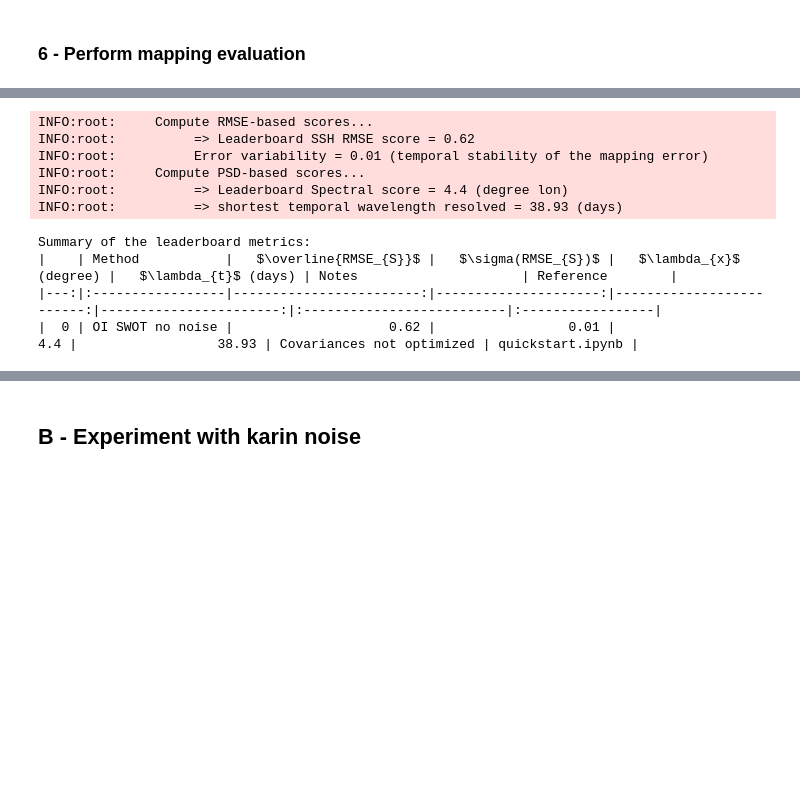
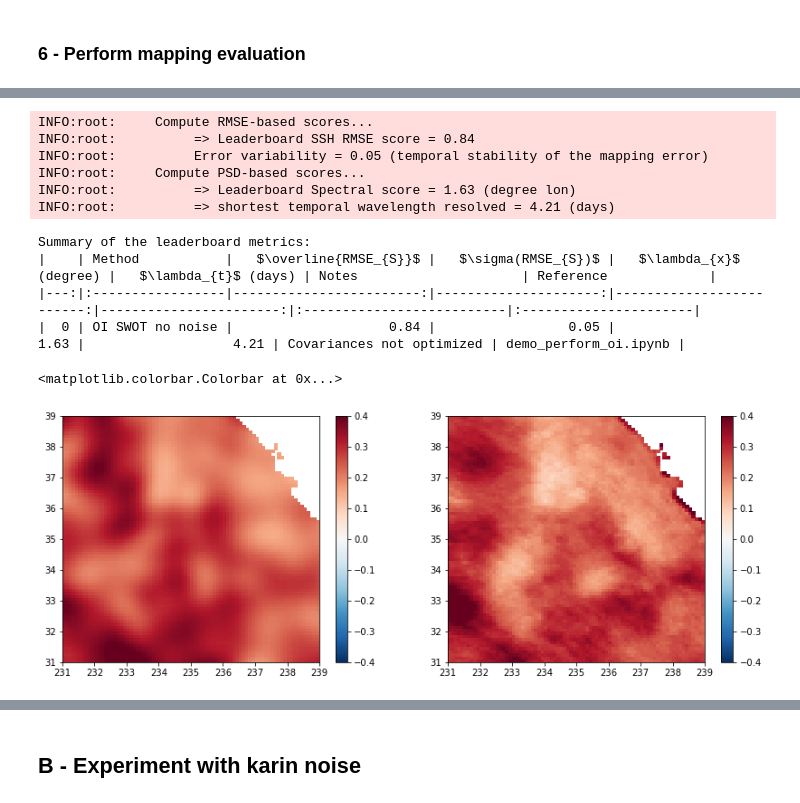
Before and after one commit to ocean-data-challenges/2023b_SSHmapping_HF_California, a Jupyter notebook: notebooks/demo_perform_oi.ipynb, the cells around one changed output, grey strips where cells are left out. Drawn from its saved outputs; the diff is of its cells as text; code cells hidden in the pictures; blank space fills up the shorter version.

Commit message:
demo perform oi different saving strategy

```diff
--- a/notebooks/demo_perform_oi.ipynb
+++ b/notebooks/demo_perform_oi.ipynb
@@ -77,10 +77,10 @@ from src.mod_plot import *
 ### 1- SETUP CONFIGURATION
 # %%
 # OI Grid
-lon_min = 232.
-lon_max = 237.
-lat_min = 33.
-lat_max = 38.
+lon_min = 230.
+lon_max = 240.
+lat_min = 30.
+lat_max = 40.
 time_min = numpy.datetime64('2012-02-01T00')
 time_max = numpy.datetime64('2012-02-05T00')
 dx = 0.2                                                 # zonal grid spatial step (in degree)
@@ -207,6 +346,16 @@ INFO:root:     Saving reconstruction maps...
 # %%
 # Read the reconstructed maps from  ../results repository
 ds_my_oi1_maps = xr.open_mfdataset(oi1_maps_path, combine='nested', concat_dim='time', parallel=True)
+
+lon_min_eval = 231.
+lon_max_eval = 239.
+lat_min_eval = 31.
+lat_max_eval = 39.
+
+ds_my_oi1_maps = ds_my_oi1_maps.sel(lon=slice(lon_min_eval, lon_max_eval))
+ds_my_oi1_maps = ds_my_oi1_maps.sel(lat=slice(lat_min_eval, lat_max_eval))
+dc_ref_sample = dc_ref_sample.sel(lon=slice(lon_min_eval, lon_max_eval))
+dc_ref_sample = dc_ref_sample.sel(lat=slice(lat_min_eval, lat_max_eval))
 
 # Eval
 rmse_t_oi1, rmse_xy_oi1, leaderboard_nrmse, leaderboard_nrmse_std = rmse_based_scores(ds_my_oi1_maps, dc_ref_sample)
@@ -232,12 +381,31 @@ Leaderboard
 print(Leaderboard.to_markdown())
 # %% [output]
 INFO:root:     Compute RMSE-based scores...
-INFO:root:          => Leaderboard SSH RMSE score = 0.62
-INFO:root:          Error variability = 0.01 (temporal stability of the mapping error)
+INFO:root:          => Leaderboard SSH RMSE score = 0.84
+INFO:root:          Error variability = 0.05 (temporal stability of the mapping error)
 INFO:root:     Compute PSD-based scores...
-INFO:root:          => Leaderboard Spectral score = 4.4 (degree lon)
-INFO:root:          => shortest temporal wavelength resolved = 38.93 (days)
+INFO:root:          => Leaderboard Spectral score = 1.63 (degree lon)
+INFO:root:          => shortest temporal wavelength resolved = 4.21 (days)
 Summary of the leaderboard metrics:
-|    | Method           |   $\overline{RMSE_{S}}$ |   $\sigma(RMSE_{S})$ |   $\lambda_{x}$ (degree) |   $\lambda_{t}$ (days) | Notes                     | Reference        |
-|---:|:-----------------|------------------------:|---------------------:|-------------------------:|-----------------------:|:--------------------------|:-----------------|
-|  0 | OI SWOT no noise |                    0.62 |                 0.01 |                      4.4 |                  38.93 | Covariances not optimized | quickstart.ipynb |
+|    | Method           |   $\overline{RMSE_{S}}$ |   $\sigma(RMSE_{S})$ |   $\lambda_{x}$ (degree) |   $\lambda_{t}$ (days) | Notes                     | Reference             |
+|---:|:-----------------|------------------------:|---------------------:|-------------------------:|-----------------------:|:--------------------------|:----------------------|
+|  0 | OI SWOT no noise |                    0.84 |                 0.05 |                     1.63 |                   4.21 | Covariances not optimized | demo_perform_oi.ipynb |
+# %%
+ref_sample = numpy.zeros_like(dc_ref_sample.ssh[30,:,:])
+ref_sample[:,:] = dc_ref_sample.ssh.values[30,:,:]
+ref_sample = numpy.ma.masked_invalid(ref_sample)
+
+my_oi1_maps = numpy.zeros_like(ds_my_oi1_maps.ssh[-1,:,:])
+my_oi1_maps[:,:] = ds_my_oi1_maps.ssh.values[-1,:,:]
+my_oi1_maps = numpy.ma.masked_array(my_oi1_maps, ref_sample.mask)
+
+plt.figure(figsize=(14,5))
+plt.subplot(121)
+plt.pcolormesh(ds_my_oi1_maps.lon,ds_my_oi1_maps.lat,my_oi1_maps, cmap='RdBu_r', vmin=-0.4, vmax=0.4)
+plt.colorbar()
+plt.subplot(122)
+plt.pcolormesh(dc_ref_sample.lon,dc_ref_sample.lat,ref_sample, cmap='RdBu_r', vmin=-0.4, vmax=0.4)
+plt.colorbar()
+# %% [output]
+<matplotlib.colorbar.Colorbar at 0x...>
+[figure, added]
```
Also changed, not shown: parts of 25 cells of this notebook, 1 other file.
